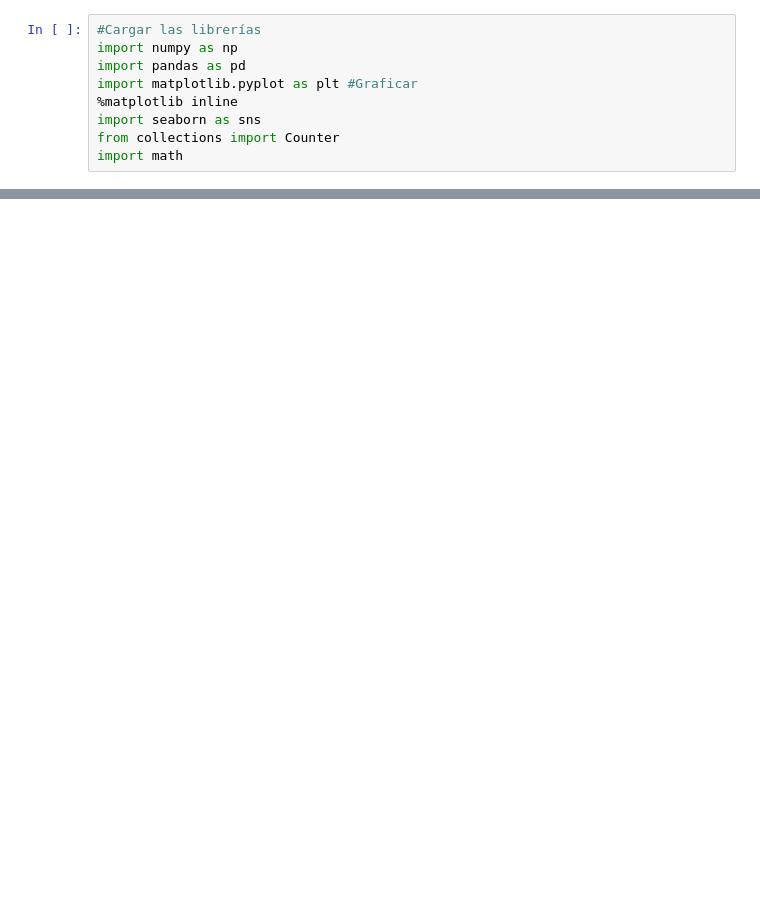
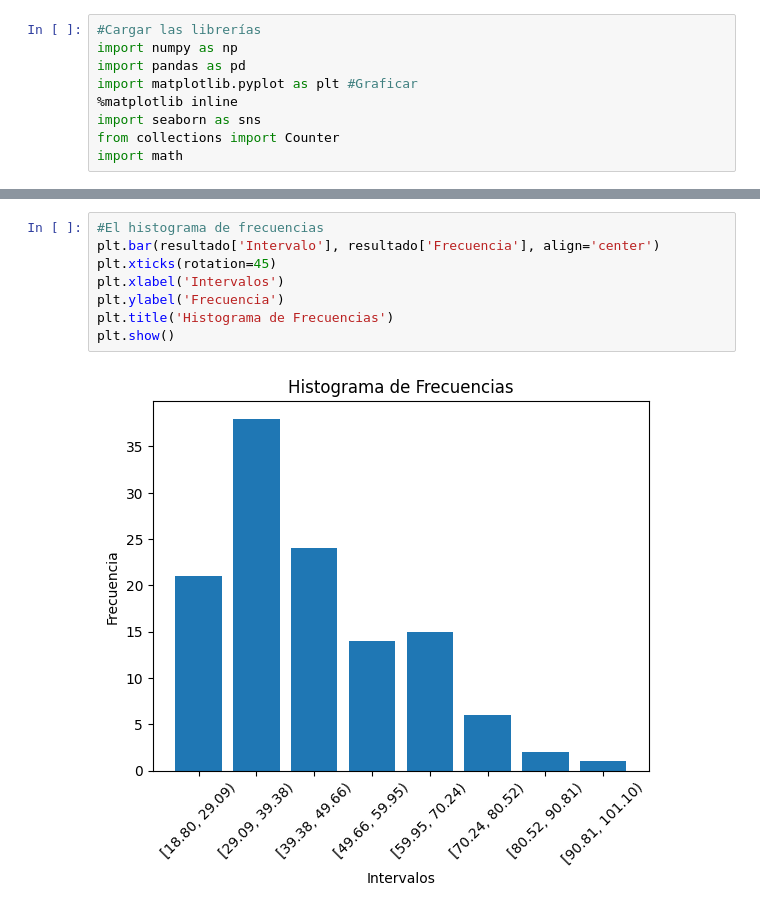
Before and after one commit to andreess891/AnalisisDescriptivo, a Jupyter notebook: Taller1/taller.ipynb, the cells around one changed output, grey strips where cells are left out. Drawn from its saved outputs; the diff is of its cells as text; blank space fills up the shorter version.

```diff
--- a/Taller1/taller.ipynb
+++ b/Taller1/taller.ipynb
@@ -68,0 +221,10 @@ Name: Cost of Living Index, dtype: float64
+# %%
+#El histograma de frecuencias
+plt.bar(resultado['Intervalo'], resultado['Frecuencia'], align='center')
+plt.xticks(rotation=45)
+plt.xlabel('Intervalos')
+plt.ylabel('Frecuencia')
+plt.title('Histograma de Frecuencias')
+plt.show()
+# %% [output]
+[figure, added]
```
Also changed, not shown: parts of 30 cells of this notebook, 1 other file.
